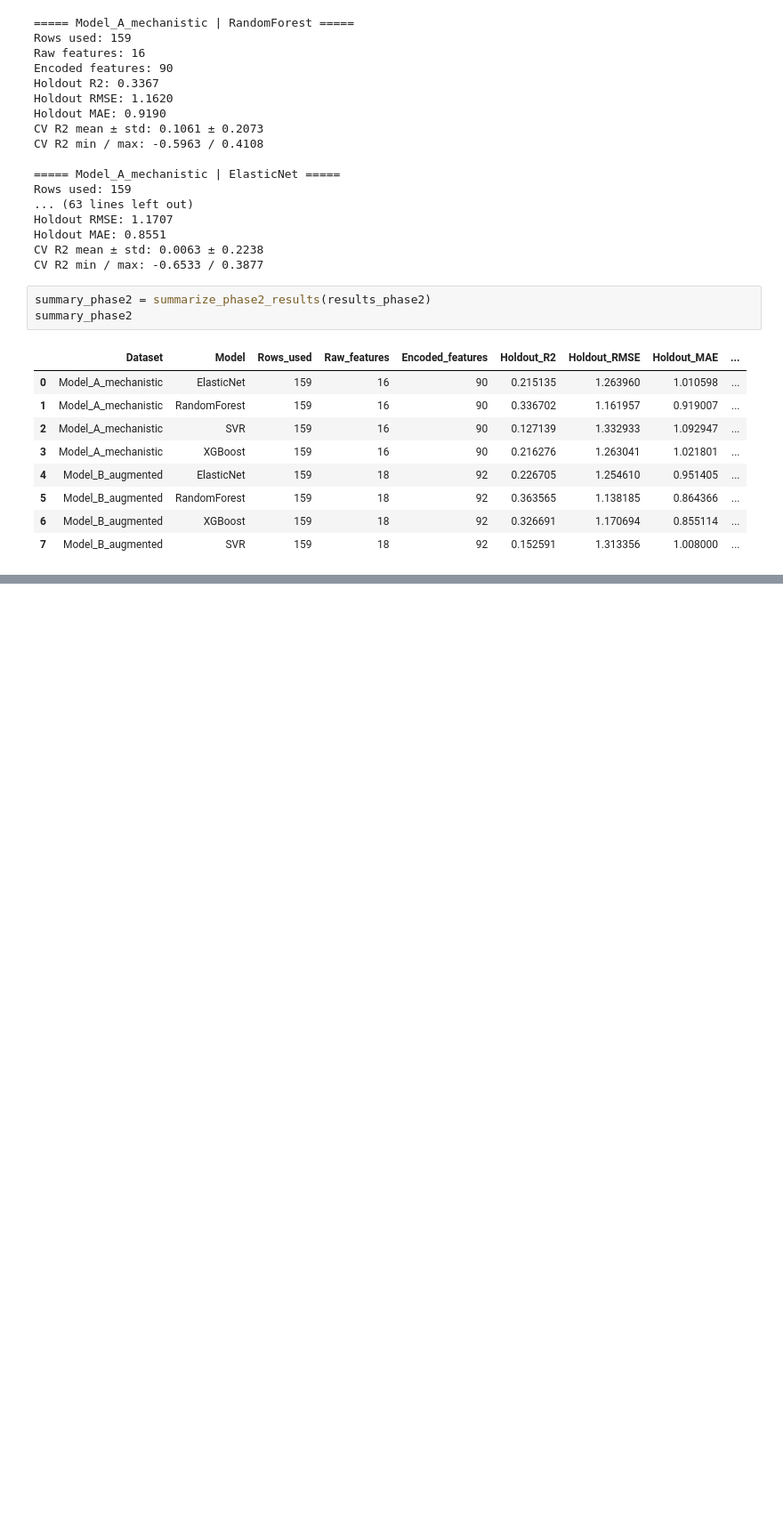
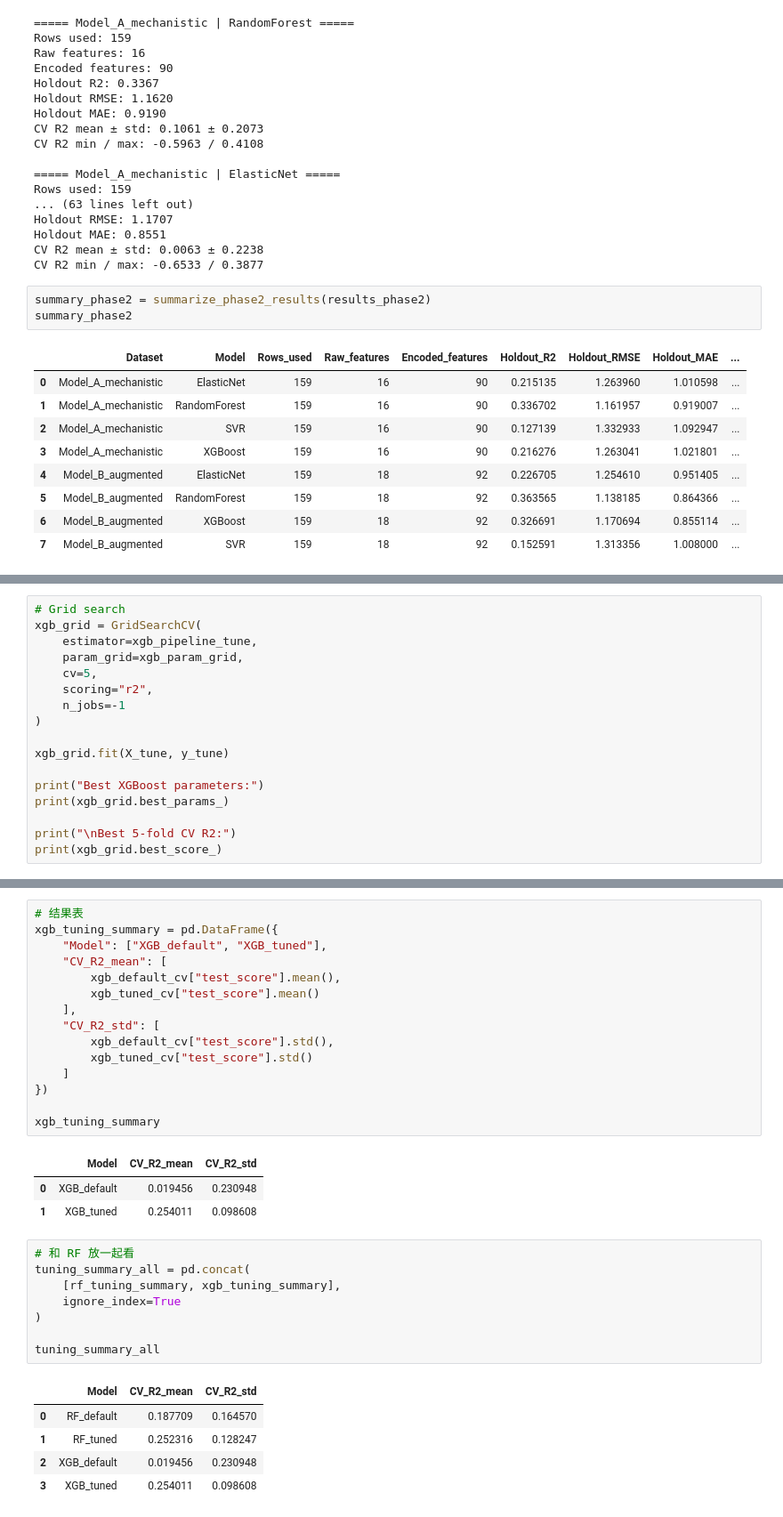
Before and after one commit to wenluanzhang/hydrovoltaic-ml, a Jupyter notebook: notebooks/04_modeling_phase2_models.ipynb, the cells around one changed output, grey strips where cells are left out. Shown at 89% size. Drawn from its saved outputs; the diff is of its cells as text; blank space fills up the shorter version.

```diff
--- a/notebooks/04_modeling_phase2_models.ipynb
+++ b/notebooks/04_modeling_phase2_models.ipynb
@@ -874,0 +1094,17 @@ summary_phase2
+# %%
+# Grid search
+xgb_grid = GridSearchCV(
+    estimator=xgb_pipeline_tune,
+    param_grid=xgb_param_grid,
+    cv=5,
+    scoring="r2",
+    n_jobs=-1
+)
+
+xgb_grid.fit(X_tune, y_tune)
+
+print("Best XGBoost parameters:")
+print(xgb_grid.best_params_)
+
+print("\nBest 5-fold CV R2:")
+print(xgb_grid.best_score_)
@@ -874,0 +1159,33 @@ summary_phase2
+# %%
+# 结果表
+xgb_tuning_summary = pd.DataFrame({
+    "Model": ["XGB_default", "XGB_tuned"],
+    "CV_R2_mean": [
+        xgb_default_cv["test_score"].mean(),
+        xgb_tuned_cv["test_score"].mean()
+    ],
+    "CV_R2_std": [
+        xgb_default_cv["test_score"].std(),
+        xgb_tuned_cv["test_score"].std()
+    ]
+})
+
+xgb_tuning_summary
+# %% [output]
+|  | Model | CV_R2_mean | CV_R2_std |
+| 0 | XGB_default | 0.019456 | 0.230948 |
+| 1 | XGB_tuned | 0.254011 | 0.098608 |
+# %%
+# 和 RF 放一起看
+tuning_summary_all = pd.concat(
+    [rf_tuning_summary, xgb_tuning_summary],
+    ignore_index=True
+)
+
+tuning_summary_all
+# %% [output]
+|  | Model | CV_R2_mean | CV_R2_std |
+| 0 | RF_default | 0.187709 | 0.164570 |
+| 1 | RF_tuned | 0.252316 | 0.128247 |
+| 2 | XGB_default | 0.019456 | 0.230948 |
+| 3 | XGB_tuned | 0.254011 | 0.098608 |
```
Also changed, not shown: parts of 16 cells of this notebook, 4 other files.
